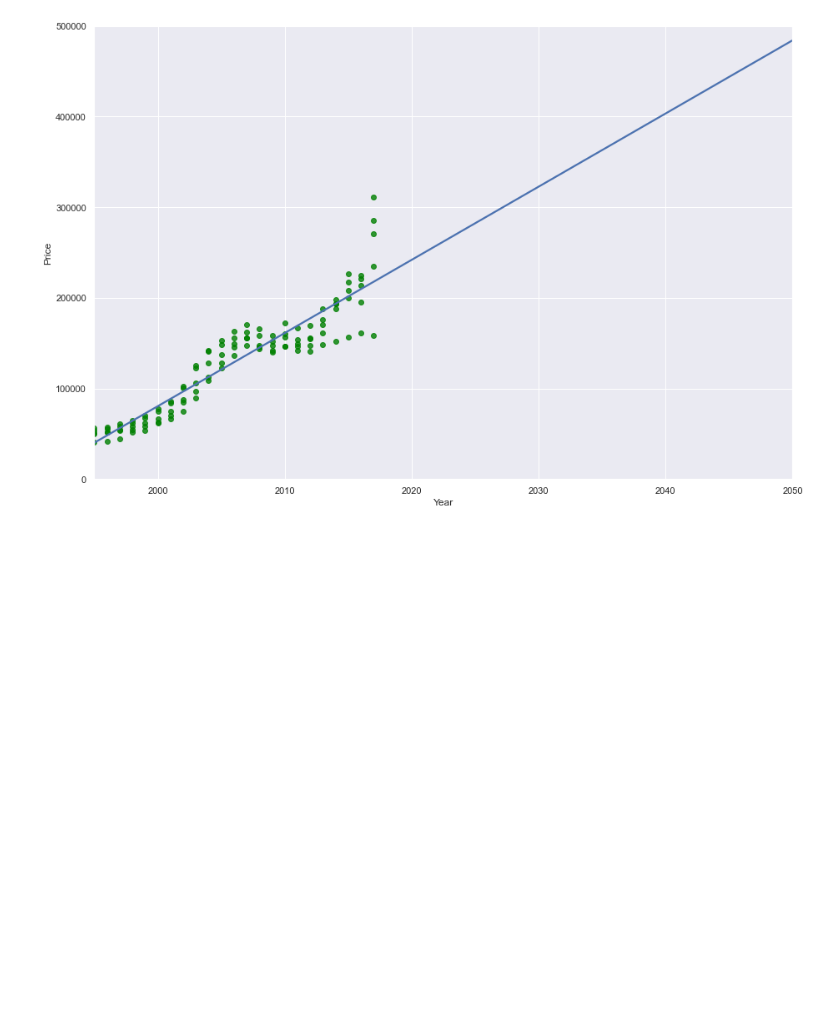
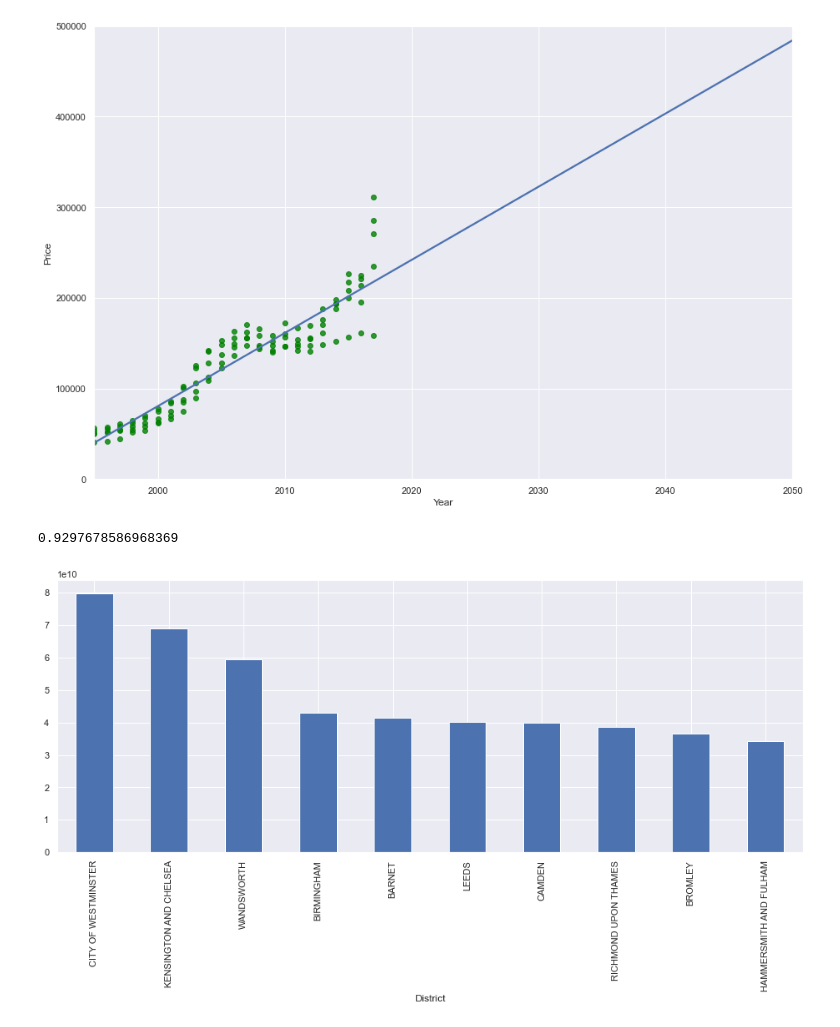
Before and after one commit to hakbar0/Data-Assessment-3, a Jupyter notebook: Data_Analysis_Project_3.ipynb, the cells around one changed output. Drawn from its saved outputs; the diff is of its cells as text; code cells hidden in the pictures; blank space fills up the shorter version.

```diff
--- a/Data_Analysis_Project_3.ipynb
+++ b/Data_Analysis_Project_3.ipynb
@@ -509,3 +344,13 @@ sns.regplot(x = "Year", y = "Price",  data = MEAN_BY_YEAR, scatter_kws={"color":
 plt.show()
 # %% [output]
 [figure]
+# %%
+corr = MEAN_BY_YEAR['Price'].corr(MEAN_BY_YEAR['Year'])
+corr
+# %% [output]
+0.9297678586968369
+# %%
+CLEAN_HOUSE_PRICES_DF.groupby(['District'])['Price'].sum().sort_values(ascending = False)[:10].plot(
+    kind = "bar",grid = True, figsize = (16,6));
+# %% [output]
+[figure, added]
```
Also changed, not shown: parts of 28 cells of this notebook.
